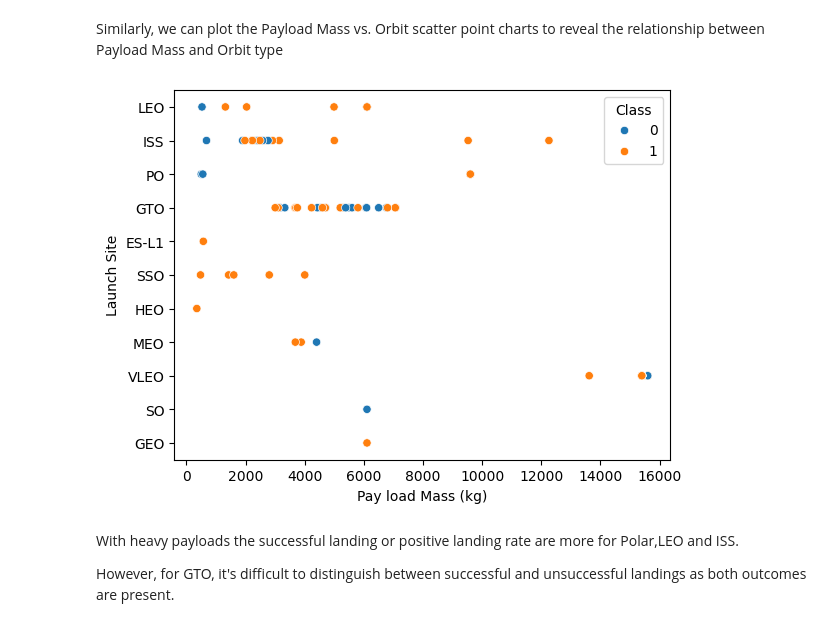
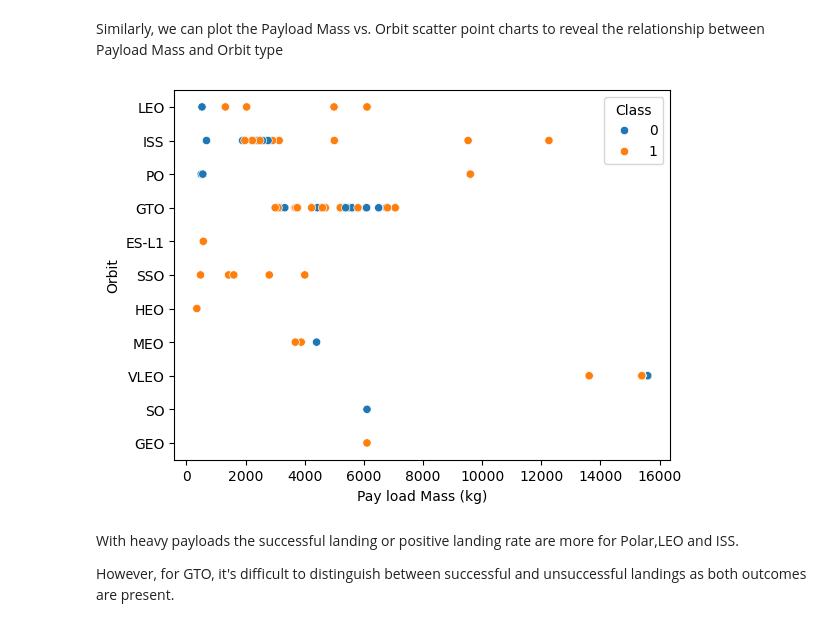
Before and after one commit to KhaulaKhawer/Applied-DS-Capstone, a Jupyter notebook: edadataviz.ipynb, the cells around one changed output. Drawn from its saved outputs; the diff is of its cells as text; code cells hidden in the pictures.

```diff
--- a/edadataviz.ipynb
+++ b/edadataviz.ipynb
@@ -161,11 +161,11 @@ Similarly, we can plot the Payload Mass vs. Orbit scatter point charts to reveal
 # %%
 # Plot a scatter point chart with x axis to be Payload Mass and y axis to be the Orbit, and hue to be the class value
 sns.scatterplot(y="Orbit", x="PayloadMass", hue="Class", data=df)
-plt.ylabel("Launch Site",fontsize=10)
+plt.ylabel("Orbit",fontsize=10)
 plt.xlabel("Pay load Mass (kg)",fontsize=10)
 plt.show()
 # %% [output]
-[figure, old version]
+[figure, new version]
 # %% [markdown]
 With heavy payloads the successful landing or positive landing rate are more for Polar,LEO and ISS.
 
```
Also changed, not shown: parts of 2 cells of this notebook.
